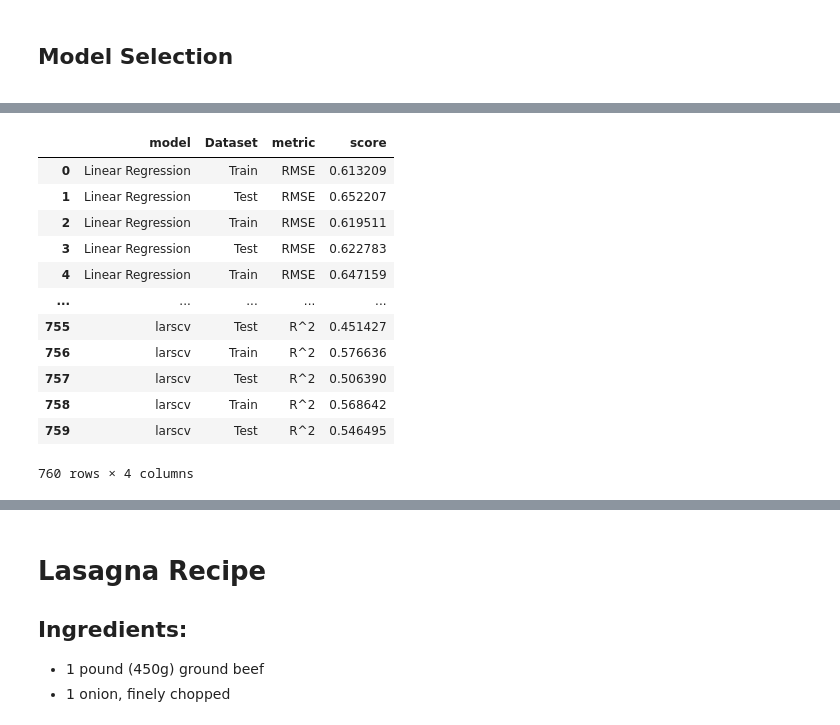
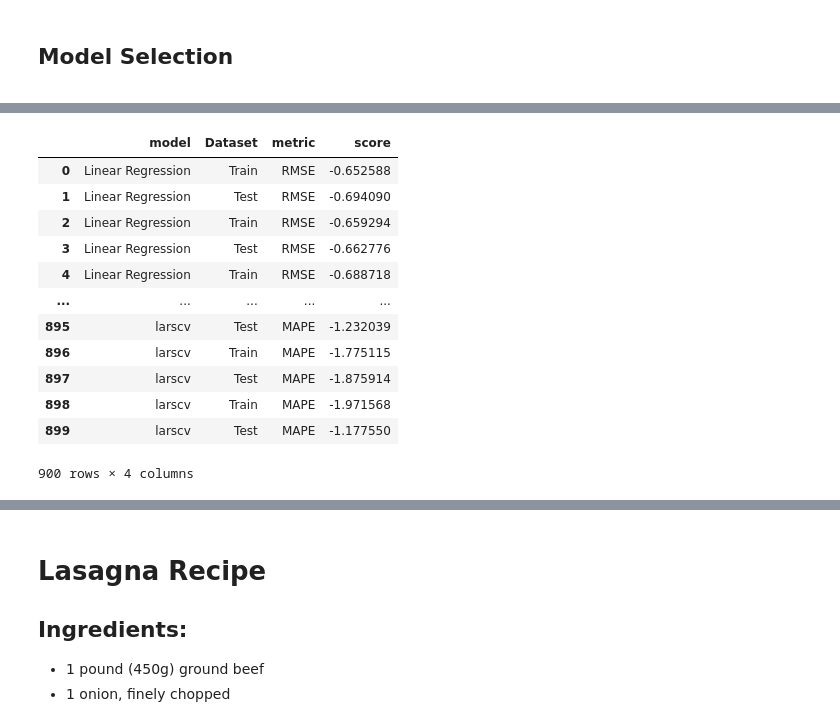
Before and after one commit to ahmakhoo/AIML-CA1, a Jupyter notebook: AIML/CA1/CA1 code part 2.ipynb, the cells around one changed output, grey strips where cells are left out. Cells and saved outputs as stored; diff of their text form; code cells hidden in the pictures.

```diff
--- a/AIML/CA1/CA1 code part 2.ipynb
+++ b/AIML/CA1/CA1 code part 2.ipynb
@@ -476,9 +596,10 @@ Condition Number: 48.477274354089054
 # %%
 from sklearn.model_selection import train_test_split
+# df = pd.read_csv('../CA1/housing_dataset.csv')
 
 # Split the dataset into features (X) and target variable (y)
-X = X_scaled_df.drop(['Price ($)'], axis=1)  # Features
-y = X_scaled_df[['Price ($)']]  # Target variable
+X = df.drop(['Price ($)'], axis=1)  # Features
+y = df[['Price ($)']]  # Target variable
 
 # Split the dataset into training and testing sets
 X_train, X_test, y_train, y_test = train_test_split(X, y, test_size=0.2, random_state=42)
@@ -520,2 +721,8 @@ X_train
 # %% [markdown]
 **<h2>Model Selection</h2>**
+# %%
+from sklearn.metrics import SCORERS
+
+# Print the list of available scoring metrics
+for metric in sorted(SCORERS.keys()):
+    print(metric)
@@ -542,7 +767,7 @@ models = {
     'Support Vector Regression': SVR(),
     'MLPRegressor': MLPRegressor(),
     'GaussianProcessRegressor': GaussianProcessRegressor(),
-    'GradientBoostingRegressor': GradientBoostingRegressor(),
+    # 'GradientBoostingRegressor': GradientBoostingRegressor(),
     'HuberRegressor': HuberRegressor(),
     'theil-sen regressor': TheilSenRegressor(),
     'passive-aggressive regressor': PassiveAggressiveRegressor(),
@@ -554,10 +779,16 @@ models = {
     'larscv': LarsCV(),
 }
 
-def rmse_scorer(y_true, y_pred):
-    mse = mean_squared_error(y_true, y_pred)
-    rmse = np.sqrt(mse)
-    return rmse
+# def rmse_scorer(y_true, y_pred):
+#     mse = mean_squared_error(y_true, y_pred)
+#     rmse = np.sqrt(mse)
+#     return rmse
+
+# def mean_absolute_percentage_error(y_true, y_pred):
+#     mask = y_true != 0  # Create a mask to exclude zero values
+#     y_true = y_true[mask]
+#     y_pred = y_pred[mask]
+#     return np.mean(np.abs((y_true - y_pred) / y_true)) * 100
 
 # scoring = ['neg_mean_squared_error', 'neg_mean_absolute_error', 'r2', rmse_scorer]
 
@@ -586,50 +817,52 @@ def rmse_scorer(y_true, y_pred):
 # }
 
 scoring = {
-    'RMSE': make_scorer(rmse_scorer),
-    'MAE': make_scorer(mean_absolute_error, greater_is_better=True),
-    'MSE': make_scorer(mean_squared_error, greater_is_better=True),
-    'R^2': 'r2'
+    'RMSE': 'neg_root_mean_squared_error',
+    'MAE': 'neg_mean_absolute_error',
+    'MSE': 'neg_mean_squared_error',
+    'R^2': 'r2',
+    'MAPE': 'neg_mean_absolute_percentage_error'
+
 }
 
 # for name in models:
 #     model = models[name]
 #     cv_results_train = cross_validate(model, X_train, y_train, scoring=scoring, cv=5)
 #     cv_results_test = cross_validate(model, X_test, y_test, scoring=scoring, cv=5)
 
 #     for metric in scoring:
 #         for score_train, score_test in zip(cv_results_train['test_{}'.format(metric)], cv_results_test['test_{}'.format(metric)]):
 #             results_df = results_df.append({'model': name, 'Dataset': 'Train', 'metric': metric, 'score': score_train}, ignore_index=True)
 #             results_df = results_df.append({'model': name, 'Dataset': 'Test', 'metric': metric, 'score': score_test}, ignore_index=True)
 
 for name in models:
     model = models[name]
-    cv_results = cross_validate(model, X_train, y_train, scoring=scoring, cv=5, return_train_score=True)
+    cv_results = cross_validate(model, X_train_scaled_df, y_train_scaled_df, scoring=scoring, cv=5, return_train_score=True)
 
     for metric in scoring:
         for score_train, score_test in zip(cv_results['train_{}'.format(metric)], cv_results['test_{}'.format(metric)]):
             results_df = results_df.append({'model': name, 'Dataset': 'Train', 'metric': metric, 'score': score_train}, ignore_index=True)
             results_df = results_df.append({'model': name, 'Dataset': 'Test', 'metric': metric, 'score': score_test}, ignore_index=True)
 
 
 # pd.set_option('display.max_rows', None)
 pd.reset_option('display.max_rows')
 
 results_df
 # %% [output]
 |  | model | Dataset | metric | score |
-| 0 | Linear Regression | Train | RMSE | 0.613209 |
-| 1 | Linear Regression | Test | RMSE | 0.652207 |
-| 2 | Linear Regression | Train | RMSE | 0.619511 |
-| 3 | Linear Regression | Test | RMSE | 0.622783 |
-| 4 | Linear Regression | Train | RMSE | 0.647159 |
+| 0 | Linear Regression | Train | RMSE | -0.652588 |
+| 1 | Linear Regression | Test | RMSE | -0.694090 |
+| 2 | Linear Regression | Train | RMSE | -0.659294 |
+| 3 | Linear Regression | Test | RMSE | -0.662776 |
+| 4 | Linear Regression | Train | RMSE | -0.688718 |
 | ... | ... | ... | ... | ... |
-| 755 | larscv | Test | R^2 | 0.451427 |
-| 756 | larscv | Train | R^2 | 0.576636 |
-| 757 | larscv | Test | R^2 | 0.506390 |
-| 758 | larscv | Train | R^2 | 0.568642 |
-| 759 | larscv | Test | R^2 | 0.546495 |
+| 895 | larscv | Test | MAPE | -1.232039 |
+| 896 | larscv | Train | MAPE | -1.775115 |
+| 897 | larscv | Test | MAPE | -1.875914 |
+| 898 | larscv | Train | MAPE | -1.971568 |
+| 899 | larscv | Test | MAPE | -1.177550 |
-760 rows × 4 columns
+900 rows × 4 columns
 # %%
 results_pivot = results_df.pivot_table(index='model', columns=['metric', 'Dataset'], values='score')
 
```
Also changed, not shown: parts of 41 cells of this notebook.
